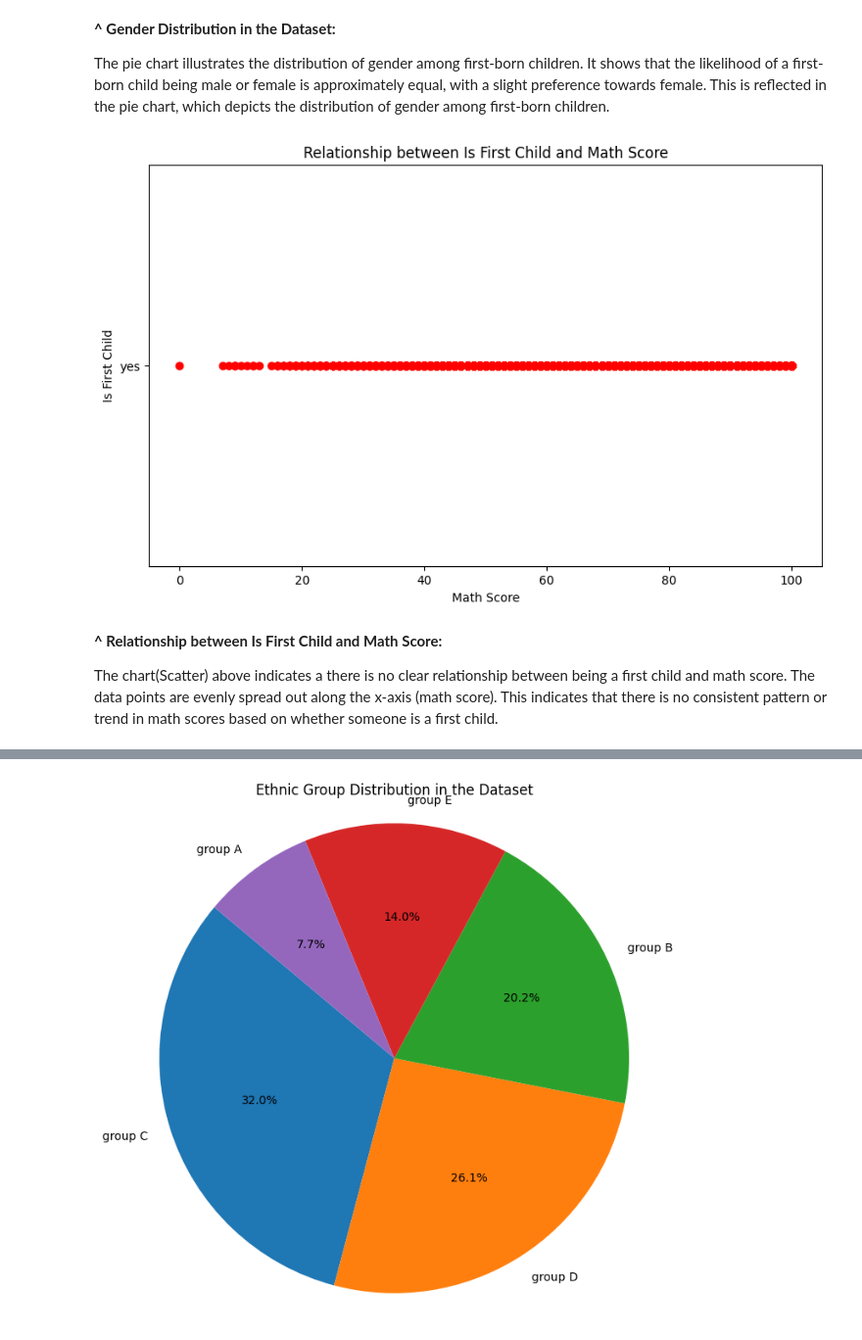
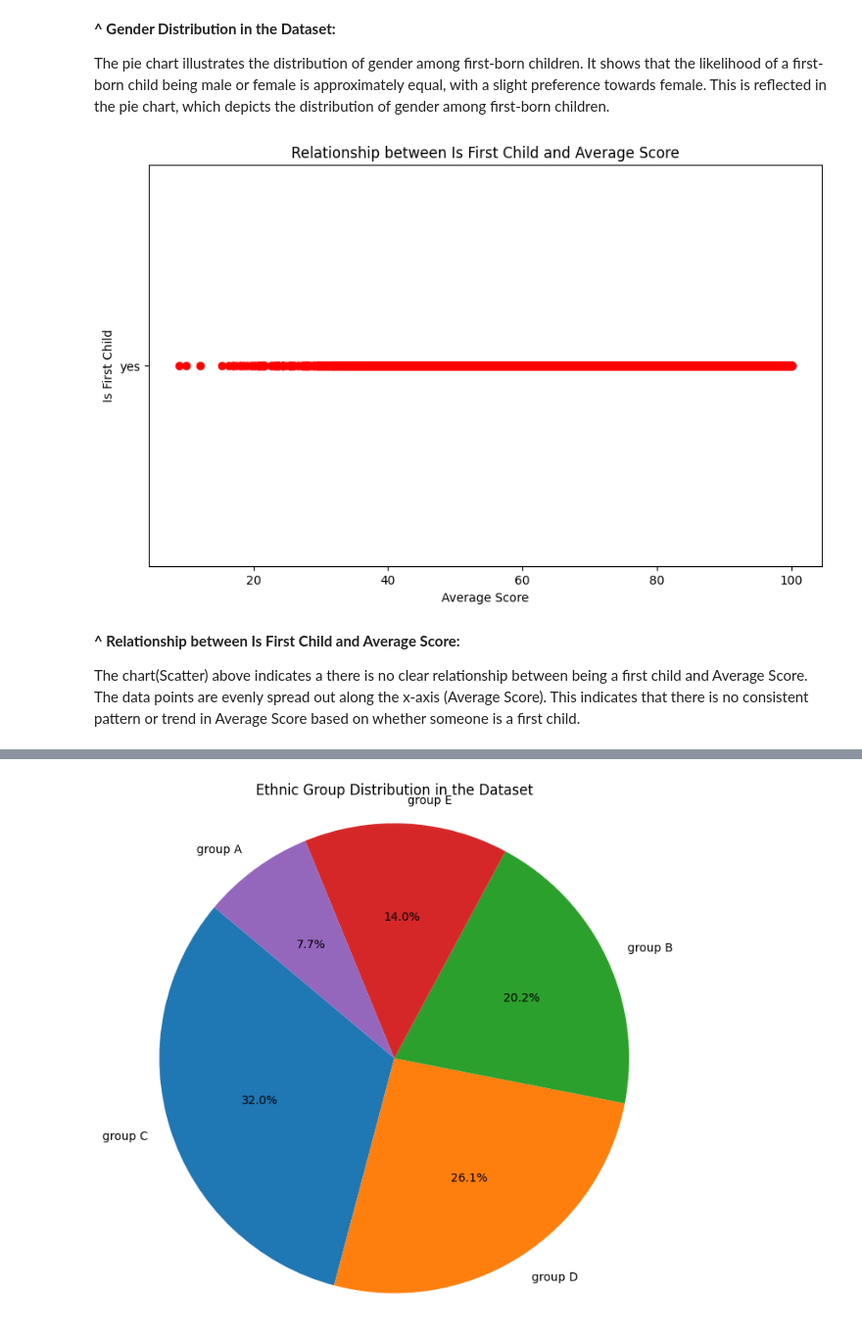
Before and after one commit to mariam-ahmed10/IT326-project, a Jupyter notebook: phase_1_and_2 (1).ipynb, the cells around one changed output, grey strips where cells are left out. Shown at 98% size. Saved outputs shown, nothing was run; the diff lists cells and outputs as text; code cells hidden in the pictures.

```diff
--- a/phase_1_and_2 (1).ipynb
+++ b/phase_1_and_2 (1).ipynb
@@ -276,25 +301,25 @@ The pie chart illustrates the distribution of gender among first-born children.
 # %%
 import matplotlib.pyplot as plt
 import pandas as pd
 
 # Load the data
 df = pd.read_csv('Expanded_data_with_more_features.csv')
 
 
 # Filter the data for students who are first children
-MathScore = df[df['IsFirstChild'] == 'yes']
+AverageScore = df[df['IsFirstChild'] == 'yes']
 
 # Check if there is any data to display
-if not MathScore.empty:
+if not AverageScore.empty:
     plt.figure(figsize=(10, 6))
-    plt.scatter(MathScore['MathScore'], MathScore['IsFirstChild'], color='red')
-    plt.xlabel('Math Score')
+    plt.scatter(AverageScore['Average Score'], AverageScore['IsFirstChild'], color='red')
+    plt.xlabel('Average Score')
     plt.ylabel('Is First Child')
-    plt.title('Relationship between Is First Child and Math Score')
+    plt.title('Relationship between Is First Child and Average Score')
     plt.show()
 # %% [output]
-[figure, old version]
+[figure, new version]
 # %% [markdown]
-**^ Relationship between Is First Child and Math Score:**
+**^ Relationship between Is First Child and Average Score:**
 
-The chart(Scatter) above indicates a there is no clear relationship between being a first child and math score. The data points are evenly spread out along the x-axis (math score). This indicates that there is no consistent pattern or trend in math scores based on whether someone is a first child.
+The chart(Scatter) above indicates a there is no clear relationship between being a first child and Average Score. The data points are evenly spread out along the x-axis (Average Score). This indicates that there is no consistent pattern or trend in Average Score based on whether someone is a first child.
```
Also changed, not shown: parts of 40 cells of this notebook.
